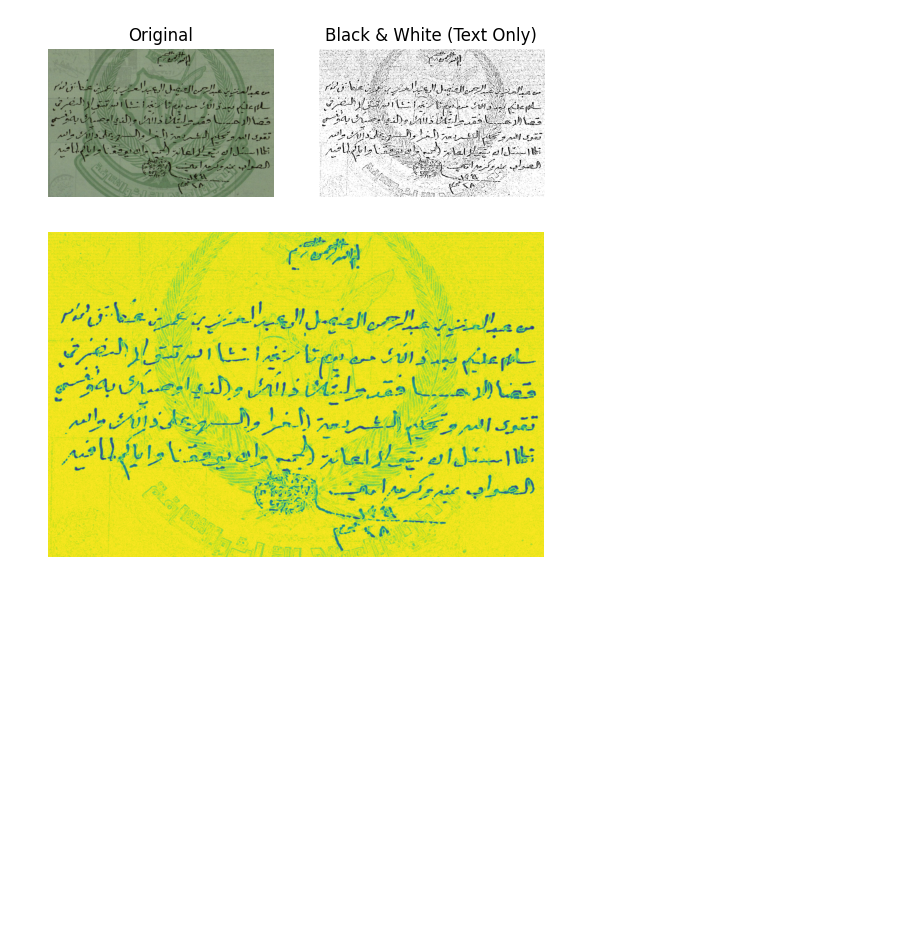
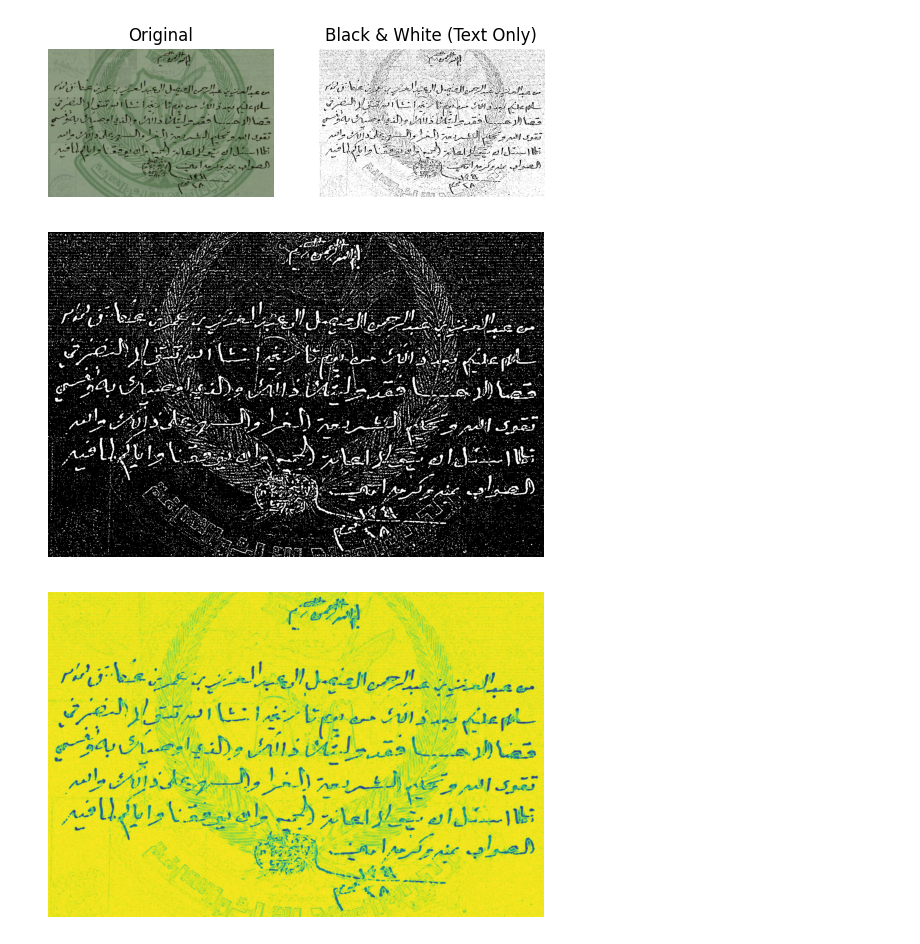
Before and after one commit to kamranjaved/Arabic_OCR, a Jupyter notebook: arabic_OCR_BG.ipynb, the cells around one changed output. Drawn from its saved outputs; the diff is of its cells as text; code cells hidden in the pictures; blank space fills up the shorter version.

```diff
--- a/arabic_OCR_BG.ipynb
+++ b/arabic_OCR_BG.ipynb
@@ -249,6 +255,14 @@ plt.axis("off")
 plt.show()
 # %% [output]
 [figure]
+# %%
+bw = cv2.bitwise_not(bw)
+# %%
+plt.imshow(bw, cmap="gray")
+plt.axis("off")
+plt.show()
+# %% [output]
+[figure, added]
 # %%
 import cv2
 import numpy as np
```
Also changed, not shown: parts of 5 cells of this notebook.
